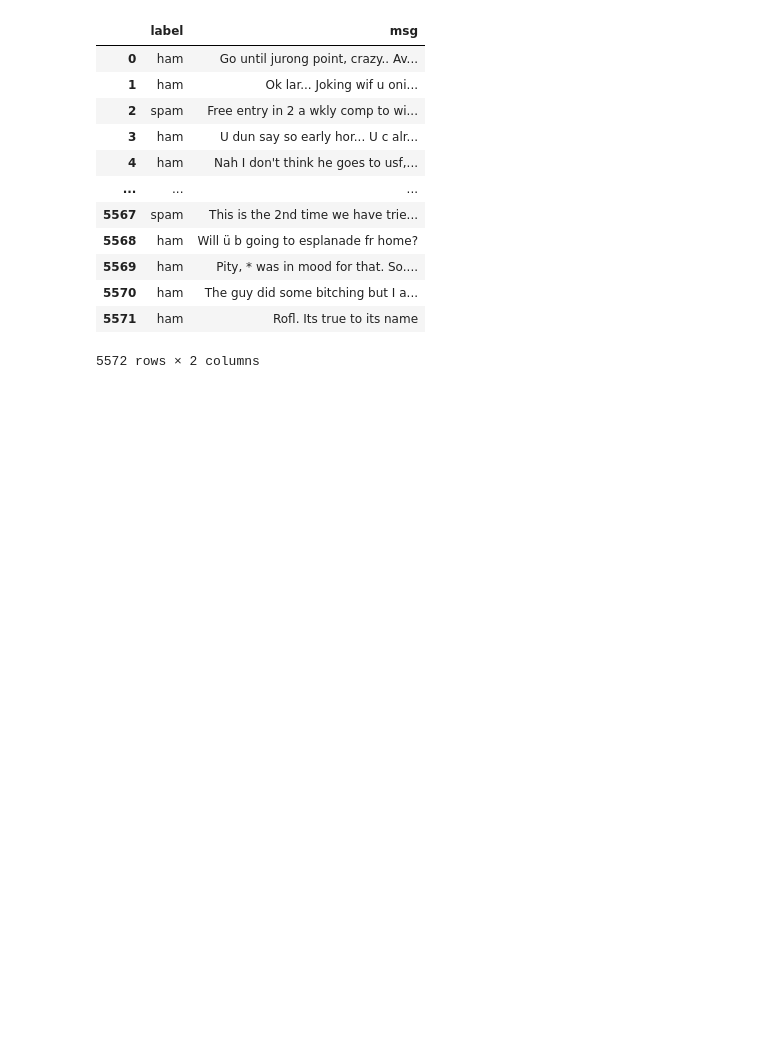
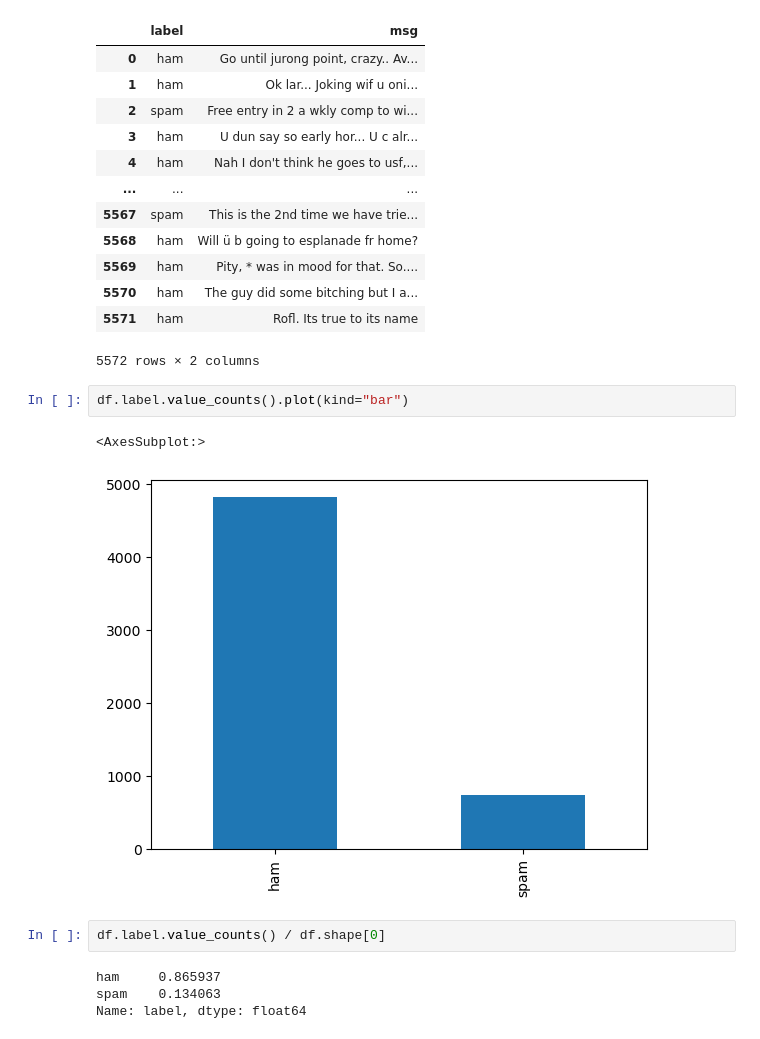
Before and after one commit to LuYuanGao1017/dataScience, a Jupyter notebook: 11_prophecy_in_the_tree.ipynb, the cells around one changed output. Drawn from its saved outputs; the diff is of its cells as text; blank space fills up the shorter version.

```diff
--- a/11_prophecy_in_the_tree.ipynb
+++ b/11_prophecy_in_the_tree.ipynb
@@ -21,3 +21,14 @@ df
 | 5570 | ham | The guy did some bitching but I a... |
 | 5571 | ham | Rofl. Its true to its name |
 5572 rows × 2 columns
+# %%
+df.label.value_counts().plot(kind="bar")
+# %% [output]
+<AxesSubplot:>
+[figure, added]
+# %%
+df.label.value_counts() / df.shape[0]
+# %% [output]
+ham     0.865937
+spam    0.134063
+Name: label, dtype: float64
```
Also changed, not shown: parts of 38 cells of this notebook.
